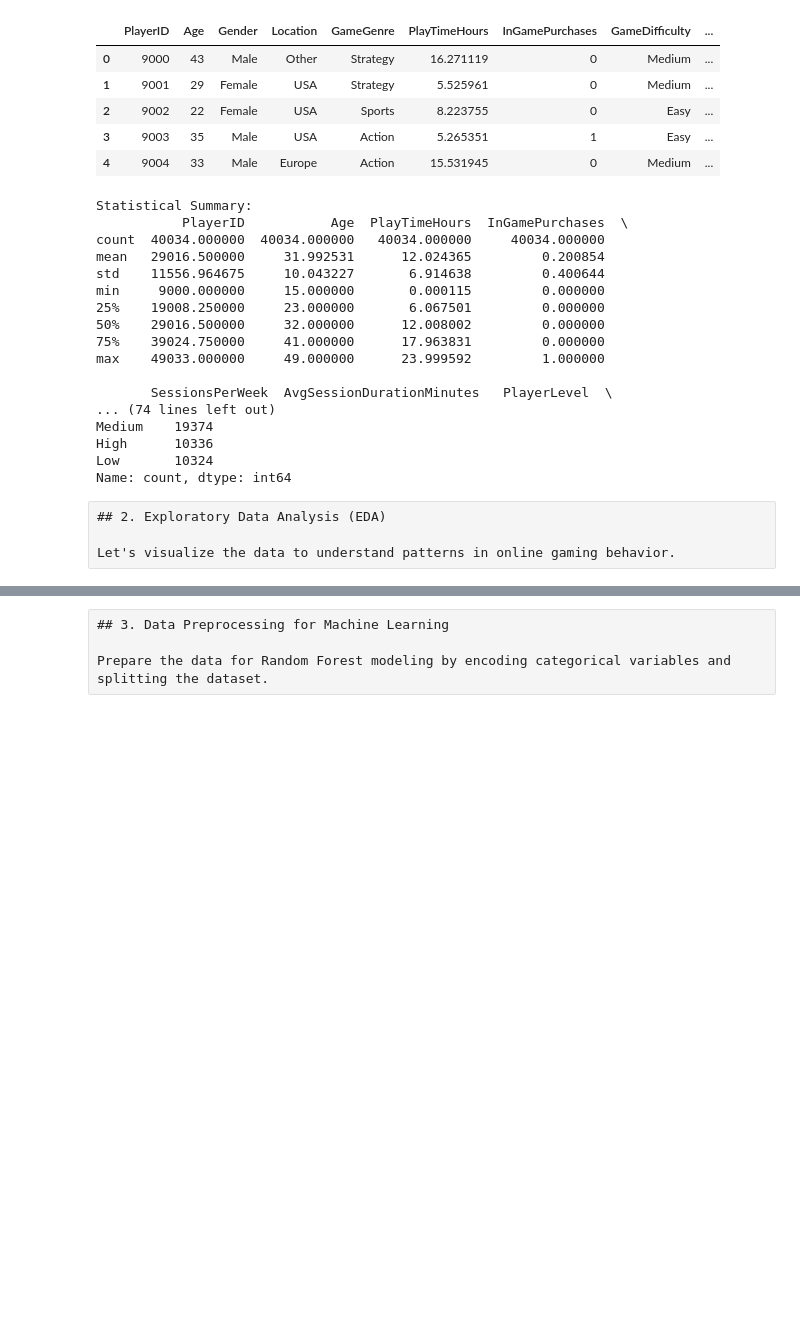
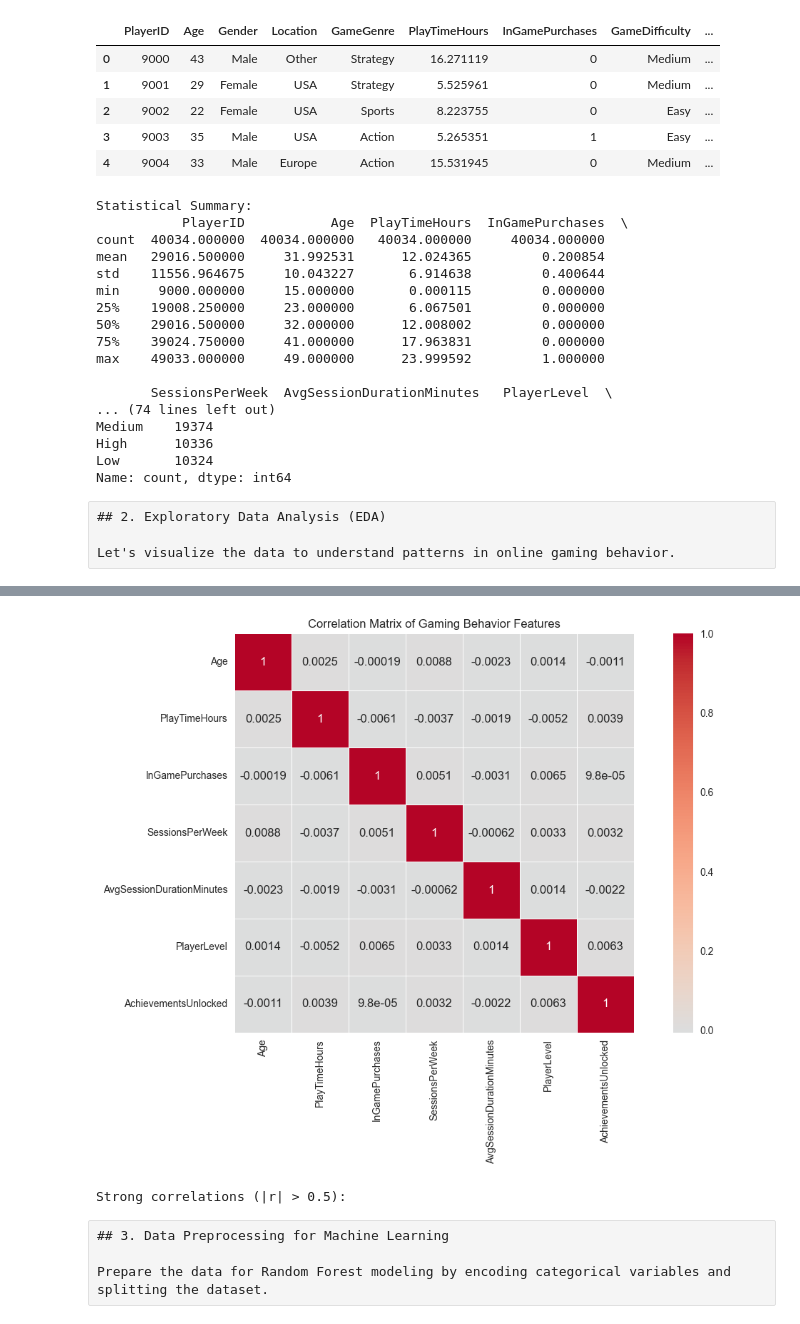
Before and after one commit to AnKoCare/DAV_Project, a Jupyter notebook: gaming_behavior_analysis.ipynb, the cells around one changed output, grey strips where cells are left out. Saved outputs shown, nothing was run; the diff lists cells and outputs as text; code cells hidden in the pictures; blank space fills up the shorter version.

```diff
--- a/gaming_behavior_analysis.ipynb
+++ b/gaming_behavior_analysis.ipynb
@@ -193,3 +195,54 @@ Strong correlations (|r| > 0.5):
+# %%
+# ========== PHÂN TÍCH TƯƠNG QUAN (CORRELATION ANALYSIS) ==========
+
+# Tạo khung vẽ với kích thước 12x8 inch cho heatmap correlation
+plt.figure(figsize=(12, 8))
+
+# Chọn các cột dữ liệu số để tính correlation
+# Chỉ các biến số mới có thể tính được correlation coefficient (hệ số tương quan)
+numerical_cols = ['Age',                      # Tuổi
+                  'PlayTimeHours',            # Số giờ chơi
+                  'InGamePurchases',          # Mua hàng trong game (0 hoặc 1)
+                  'SessionsPerWeek',          # Số phiên chơi mỗi tuần
+                  'AvgSessionDurationMinutes', # Thời lượng trung bình mỗi phiên (phút)
+                  'PlayerLevel',              # Level của người chơi
+                  'AchievementsUnlocked']     # Số achievement đã mở khóa
+
+# Tạo ma trận tương quan (correlation matrix)
+# .corr() tính hệ số tương quan Pearson giữa tất cả các cặp biến
+# Giá trị từ -1 đến 1: -1 (tương quan âm hoàn toàn), 0 (không tương quan), 1 (tương quan dương hoàn toàn)
+correlation_matrix = df[numerical_cols].corr()
+
+# Vẽ heatmap để trực quan hóa ma trận tương quan
+sns.heatmap(correlation_matrix,           # Dữ liệu ma trận tương quan
+            annot=True,                   # Hiển thị giá trị số trên từng ô
+            cmap='coolwarm',              # Bảng màu: xanh (âm) -> trắng (0) -> đỏ (dương)
+            center=0,                     # Đặt màu trắng tại giá trị 0
+            square=True,                  # Các ô vuông đều
+            linewidths=0.5)               # Độ dày đường viền giữa các ô
+
+# Thêm tiêu đề cho biểu đồ
+plt.title('Correlation Matrix of Gaming Behavior Features')
+# Tối ưu layout để tránh bị cắt chữ
+plt.tight_layout()
+# Hiển thị biểu đồ
+plt.show()
+
+# ===== PHÂN TÍCH CHI TIẾT CÁC TƯƠNG QUAN MẠNH =====
+
+# Tìm và in ra các cặp biến có tương quan mạnh (hệ số tương quan > 0.5 hoặc < -0.5)
+print("Strong correlations (|r| > 0.5):")
+
+# Duyệt qua tất cả các cặp biến trong ma trận tương quan (tránh lặp lại)
+for i in range(len(correlation_matrix.columns)):      # Duyệt hàng
+    for j in range(i+1, len(correlation_matrix.columns)):  # Duyệt cột (chỉ nửa trên của ma trận)
+        # Kiểm tra nếu giá trị tuyệt đối của correlation > 0.5
+        if abs(correlation_matrix.iloc[i, j]) > 0.5:
+            # In ra tên 2 biến và hệ số tương quan (làm tròn 3 chữ số thập phân)
+            print(f"{correlation_matrix.columns[i]} - {correlation_matrix.columns[j]}: {correlation_matrix.iloc[i, j]:.3f}")
+# %% [output]
+[figure, added]
+Strong correlations (|r| > 0.5):
 # %% [raw]
 ## 3. Data Preprocessing for Machine Learning
 
```
Also changed, not shown: parts of 42 cells of this notebook.
